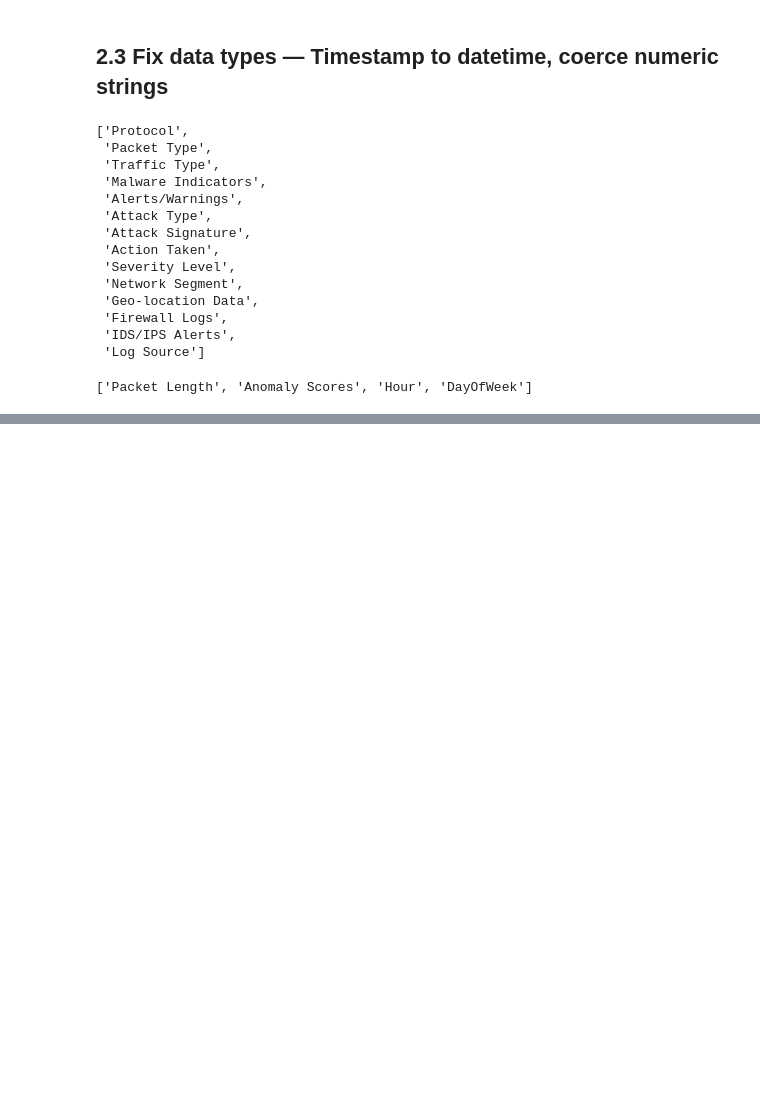
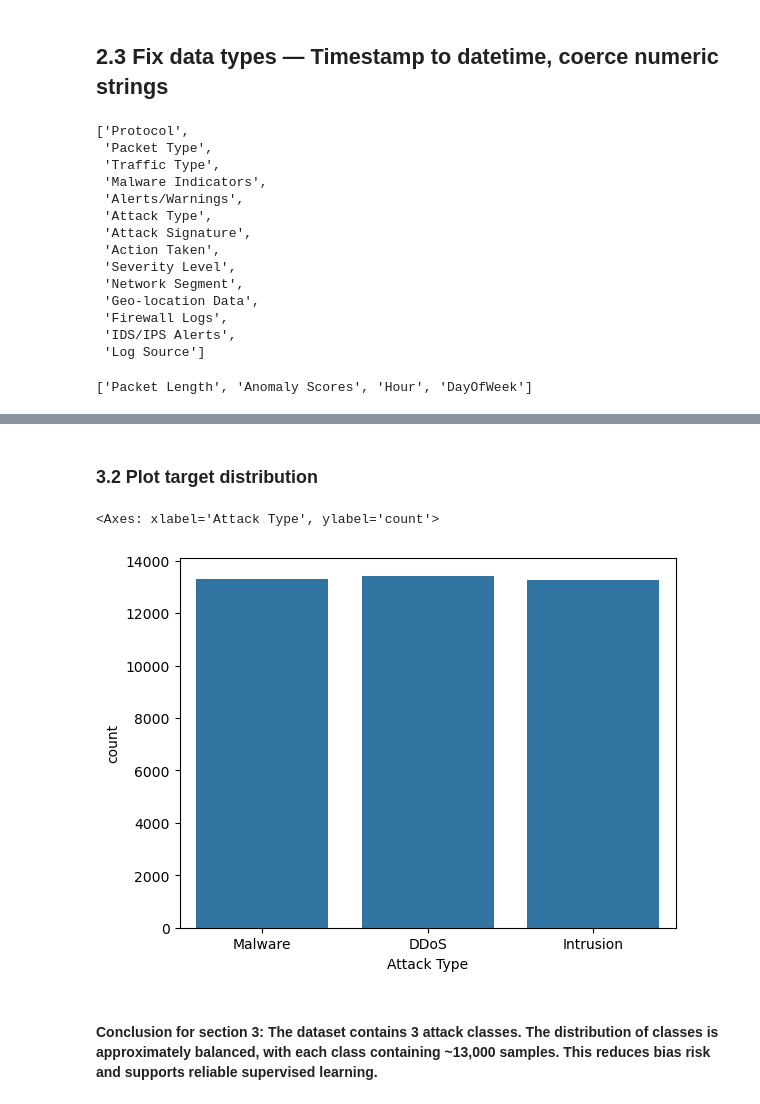
Before and after one commit to quangminh206lnh-collab/Network-attack-type-prediction-, a Jupyter notebook: notebooks/cybersecurity_analysis.ipynb, the cells around one changed output, grey strips where cells are left out. Cells and saved outputs as stored; diff of their text form; code cells hidden in the pictures; blank space fills up the shorter version.

Commit message:
Target Variable Analysis (Attack type) overview

```diff
--- a/notebooks/cybersecurity_analysis.ipynb
+++ b/notebooks/cybersecurity_analysis.ipynb
@@ -401,0 +441,9 @@ numeric_var
+# %% [markdown]
+### 3.2 Plot target distribution
+# %%
+sns.countplot(x='Attack Type', data=df)
+# %% [output]
+<Axes: xlabel='Attack Type', ylabel='count'>
+[figure, added]
+# %% [markdown]
+#### Conclusion for section 3: The dataset contains 3 attack classes. The distribution of classes is approximately balanced, with each class containing ~13,000 samples. This reduces bias risk and supports reliable supervised learning.
```
Also changed, not shown: parts of 10 cells of this notebook.
